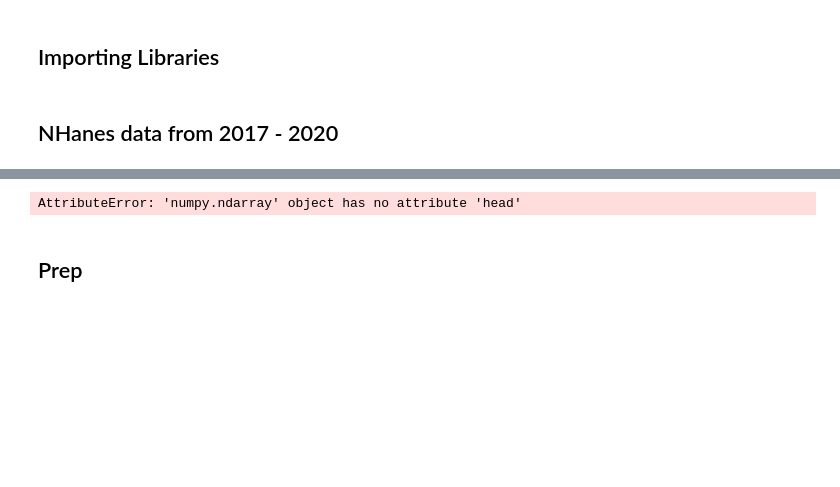
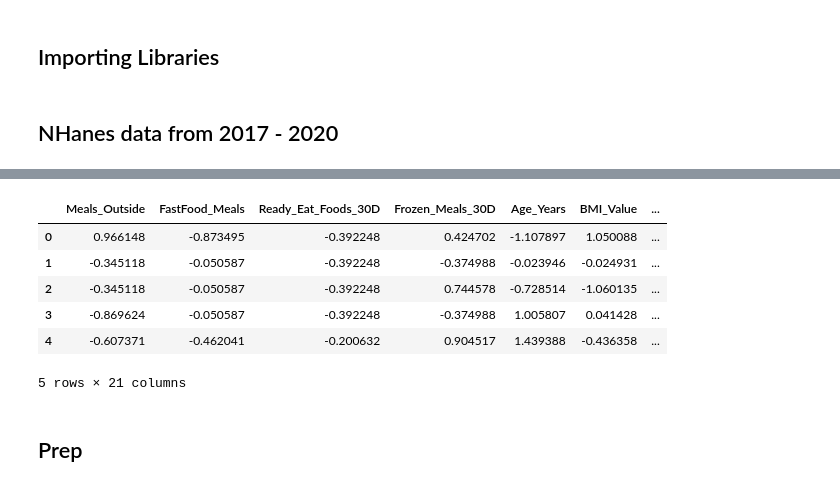
Before and after one commit to Myokom/MDST_Project, a Jupyter notebook: Diabetes.ipynb, the cells around one changed output, grey strips where cells are left out. Drawn from its saved outputs; the diff is of its cells as text; code cells hidden in the pictures; blank space fills up the shorter version.

```diff
--- a/Diabetes.ipynb
+++ b/Diabetes.ipynb
@@ -68,7 +114,30 @@ df_cleaned = preprocessor.fit_transform(df)
 # %%
-df_cleaned.head()
+# Get feature names for the one-hot encoded categorical features
+onehot_features = preprocessor.named_transformers_['cat'].named_steps['onehot'].get_feature_names_out(categorical_features)
+
+# Get feature names for ordinal features
+# As ordinal features are not transformed into multiple columns, we can use the original column names
+ordinal_features = ordinal_columns
+
+# Combine numerical, one-hot encoded, and ordinal feature names
+all_features = numerical_features + list(onehot_features) + ordinal_features
+
+# Create the DataFrame
+X_cleaned_df = pd.DataFrame(X_cleaned, columns=all_features)
+
+# Add the target variable back into the DataFrame
+X_cleaned_df['Doctor_Told_Diabetes'] = y_encoded
+
+# Display the first few rows of the DataFrame
+X_cleaned_df.head()
 # %% [output]
+|  | Meals_Outside | FastFood_Meals | Ready_Eat_Foods_30D | Frozen_Meals_30D | Age_Years | BMI_Value | ... |
+| 0 | 0.966148 | -0.873495 | -0.392248 | 0.424702 | -1.107897 | 1.050088 | ... |
+| 1 | -0.345118 | -0.050587 | -0.392248 | -0.374988 | -0.023946 | -0.024931 | ... |
+| 2 | -0.345118 | -0.050587 | -0.392248 | 0.744578 | -0.728514 | -1.060135 | ... |
+| 3 | -0.869624 | -0.050587 | -0.392248 | -0.374988 | 1.005807 | 0.041428 | ... |
+| 4 | -0.607371 | -0.462041 | -0.200632 | 0.904517 | 1.439388 | -0.436358 | ... |
-AttributeError: 'numpy.ndarray' object has no attribute 'head'
+5 rows × 21 columns
 # %% [markdown]
 ## Prep
 # %% [markdown]
```
Also changed, not shown: parts of 11 cells of this notebook, 3 other files.
